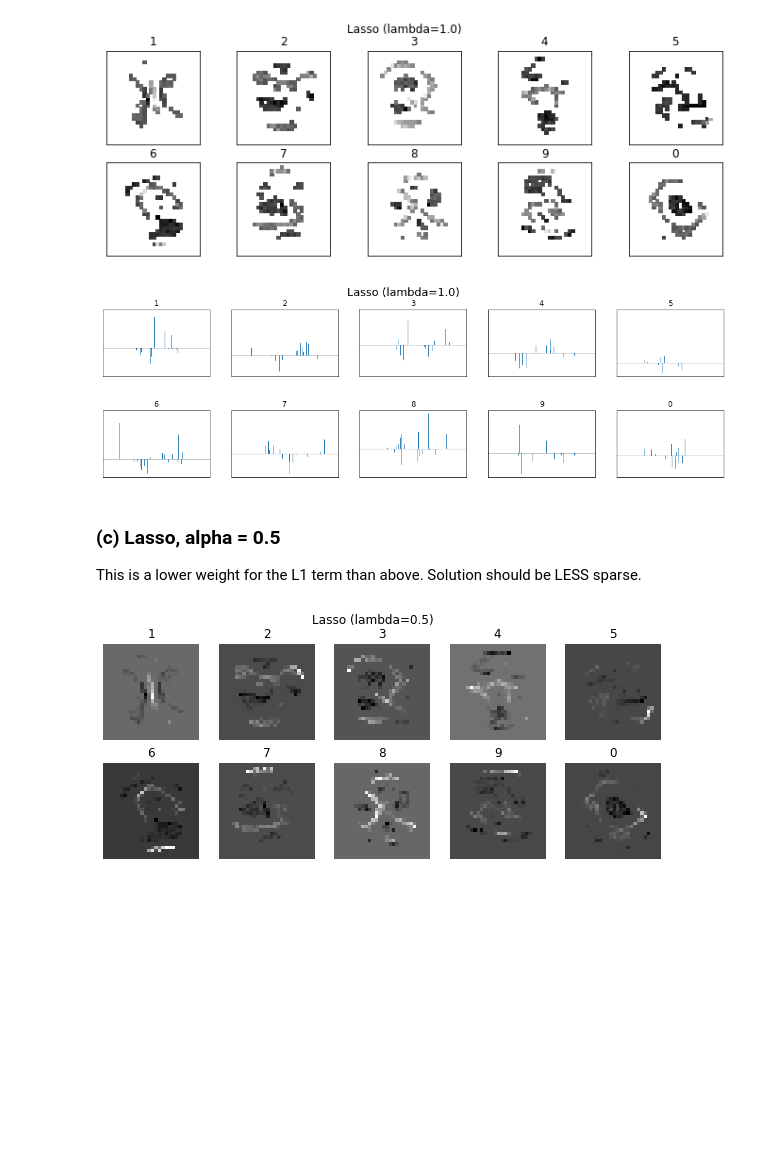
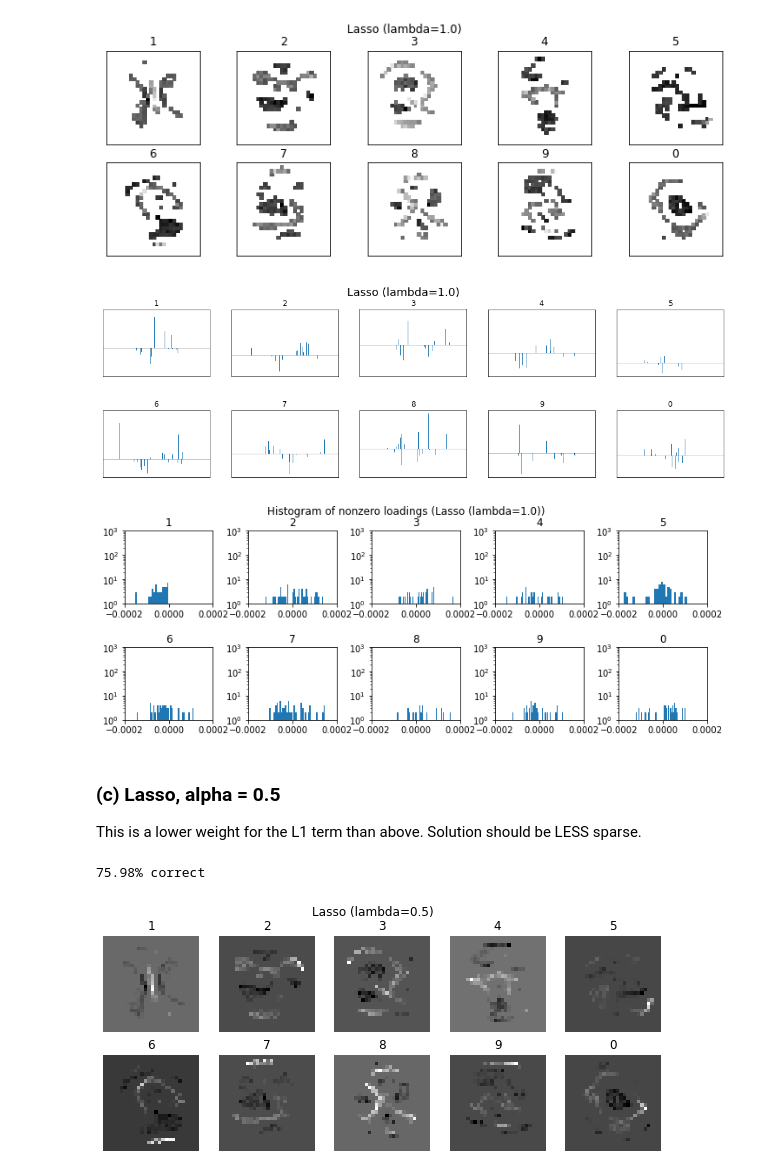
Before and after one commit to jacnugent/amath584, a Jupyter notebook: hw6_regression_and_sparsity/hw6_draft.ipynb, the cells around one changed output. Drawn from its saved outputs; the diff is of its cells as text; code cells hidden in the pictures; blank space fills up the shorter version.

```diff
--- a/hw6_regression_and_sparsity/hw6_draft.ipynb
+++ b/hw6_regression_and_sparsity/hw6_draft.ipynb
@@ -281,9 +379,12 @@ plot_weights(A_lasso, 'Lasso (lambda=1.0)', 'lasso_1', no_zero=True, save=True)
 # %%
 # some accuracy plots, etc...
 
 plot_loadings_bar(A_lasso, 'Lasso (lambda=1.0)', 'lasso_1', save=True)
+plot_hist_nonzero(A_lasso, 'Lasso (lambda=1.0)', 'lasso_1', xlim=(-2e-4, 2e-4),
+                  save=True)
 # %% [output]
 [figure]
+[figure, added]
 # %% [markdown]
 ### (c) Lasso, alpha = 0.5
 This is a lower weight for the L1 term than above. Solution should be LESS sparse.
@@ -291,6 +392,14 @@ This is a lower weight for the L1 term than above. Solution should be LESS spars
 lasso_05 = linear_model.Lasso(alpha=0.5).fit(train_imgs, B_train)
 A_lasso_05 = lasso_05.coef_
 lasso_labs_05 = A_lasso_05 @ test_imgs.T
+# %%
+# how accurate was it?
+
+[lasso05_corr, lasso05_wrong] = check_accuracy(lasso_labs_05, test_labs)
+
+print(str(lasso05_corr/(lasso05_corr+lasso05_wrong)*100.) + '% correct')
+# %% [output]
+75.98% correct
 # %%
 # check out what the weights look like - should show you
 # the important pixels!
```
Also changed, not shown: parts of 21 cells of this notebook, 6 other files.
